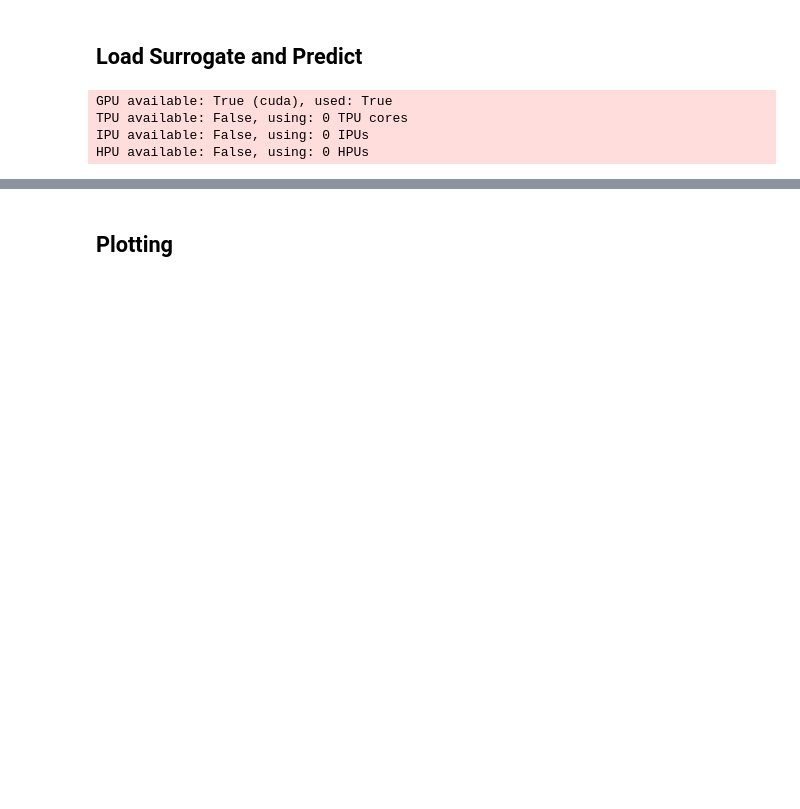
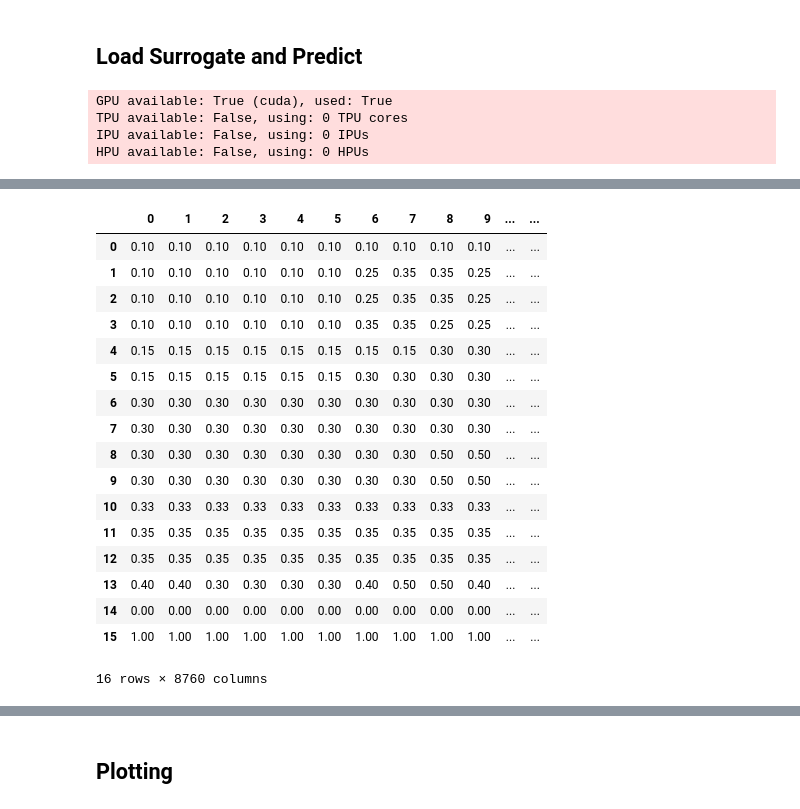
Before and after one commit to szvsw/ml-for-building-energy-modeling, a Jupyter notebook: ml-for-bem/notebooks/validate.ipynb, the cells around one changed output, grey strips where cells are left out. Cells and saved outputs as stored; diff of their text form; code cells hidden in the pictures; blank space fills up the shorter version.

```diff
--- a/ml-for-bem/notebooks/validate.ipynb
+++ b/ml-for-bem/notebooks/validate.ipynb
@@ -265,0 +266,3 @@ LOCAL_RANK: 0 - CUDA_VISIBLE_DEVICES: [0]
+# %%
+es = pd.read_csv("data/EquipmentAvailabilitySchedule.csv")
+es = es[es.columns[1:]]
@@ -265,0 +310,21 @@ LOCAL_RANK: 0 - CUDA_VISIBLE_DEVICES: [0]
+# %%
+es
+# %% [output]
+|  | 0 | 1 | 2 | 3 | 4 | 5 | 6 | 7 | 8 | 9 | ... | ... |
+| 0 | 0.10 | 0.10 | 0.10 | 0.10 | 0.10 | 0.10 | 0.10 | 0.10 | 0.10 | 0.10 | ... | ... |
+| 1 | 0.10 | 0.10 | 0.10 | 0.10 | 0.10 | 0.10 | 0.25 | 0.35 | 0.35 | 0.25 | ... | ... |
+| 2 | 0.10 | 0.10 | 0.10 | 0.10 | 0.10 | 0.10 | 0.25 | 0.35 | 0.35 | 0.25 | ... | ... |
+| 3 | 0.10 | 0.10 | 0.10 | 0.10 | 0.10 | 0.10 | 0.35 | 0.35 | 0.25 | 0.25 | ... | ... |
+| 4 | 0.15 | 0.15 | 0.15 | 0.15 | 0.15 | 0.15 | 0.15 | 0.15 | 0.30 | 0.30 | ... | ... |
+| 5 | 0.15 | 0.15 | 0.15 | 0.15 | 0.15 | 0.15 | 0.30 | 0.30 | 0.30 | 0.30 | ... | ... |
+| 6 | 0.30 | 0.30 | 0.30 | 0.30 | 0.30 | 0.30 | 0.30 | 0.30 | 0.30 | 0.30 | ... | ... |
+| 7 | 0.30 | 0.30 | 0.30 | 0.30 | 0.30 | 0.30 | 0.30 | 0.30 | 0.30 | 0.30 | ... | ... |
+| 8 | 0.30 | 0.30 | 0.30 | 0.30 | 0.30 | 0.30 | 0.30 | 0.30 | 0.50 | 0.50 | ... | ... |
+| 9 | 0.30 | 0.30 | 0.30 | 0.30 | 0.30 | 0.30 | 0.30 | 0.30 | 0.50 | 0.50 | ... | ... |
+| 10 | 0.33 | 0.33 | 0.33 | 0.33 | 0.33 | 0.33 | 0.33 | 0.33 | 0.33 | 0.33 | ... | ... |
+| 11 | 0.35 | 0.35 | 0.35 | 0.35 | 0.35 | 0.35 | 0.35 | 0.35 | 0.35 | 0.35 | ... | ... |
+| 12 | 0.35 | 0.35 | 0.35 | 0.35 | 0.35 | 0.35 | 0.35 | 0.35 | 0.35 | 0.35 | ... | ... |
+| 13 | 0.40 | 0.40 | 0.30 | 0.30 | 0.30 | 0.30 | 0.40 | 0.50 | 0.50 | 0.40 | ... | ... |
+| 14 | 0.00 | 0.00 | 0.00 | 0.00 | 0.00 | 0.00 | 0.00 | 0.00 | 0.00 | 0.00 | ... | ... |
+| 15 | 1.00 | 1.00 | 1.00 | 1.00 | 1.00 | 1.00 | 1.00 | 1.00 | 1.00 | 1.00 | ... | ... |
+16 rows × 8760 columns
```
Also changed, not shown: parts of 20 cells of this notebook, 1 other file.
